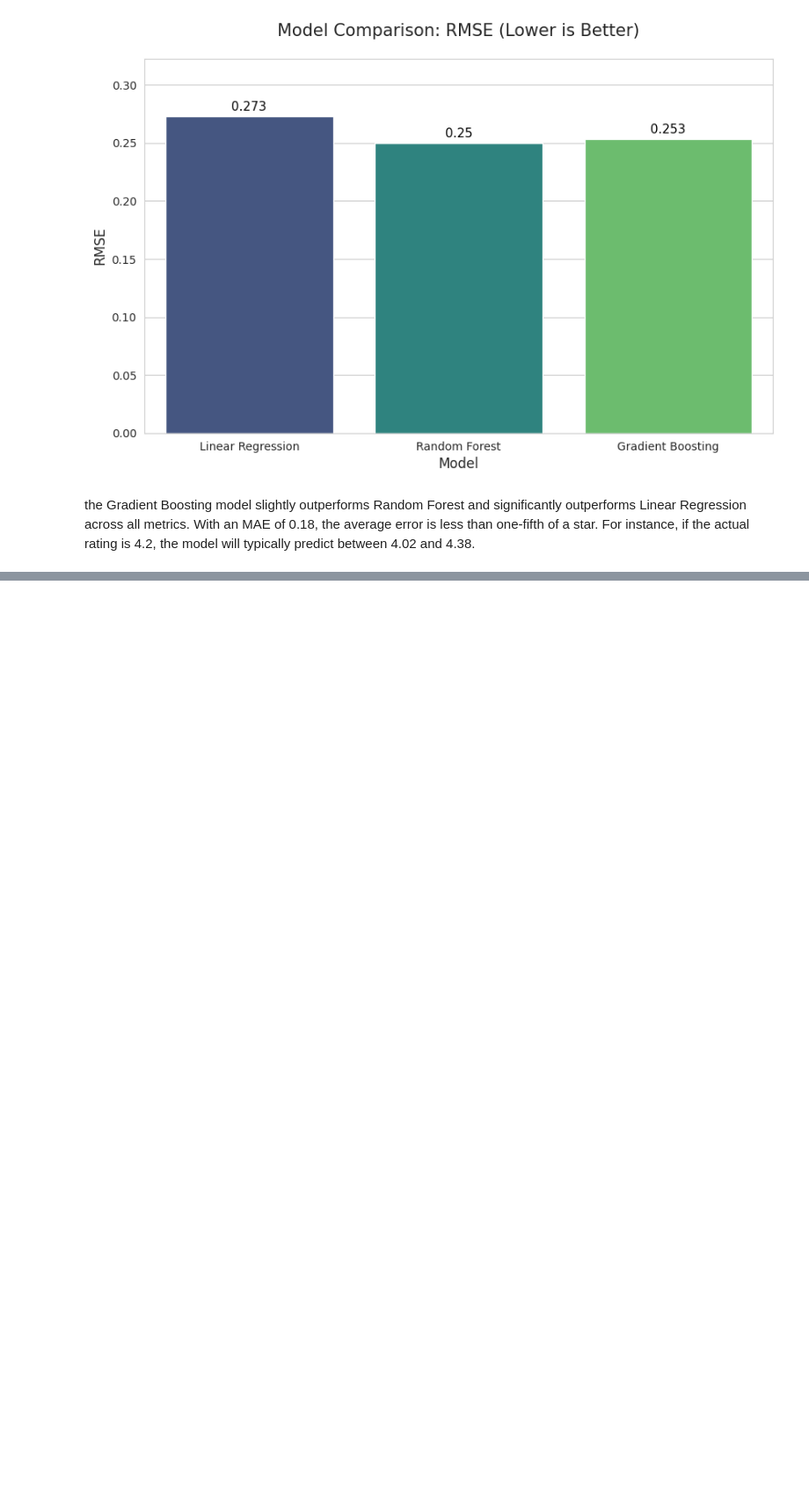
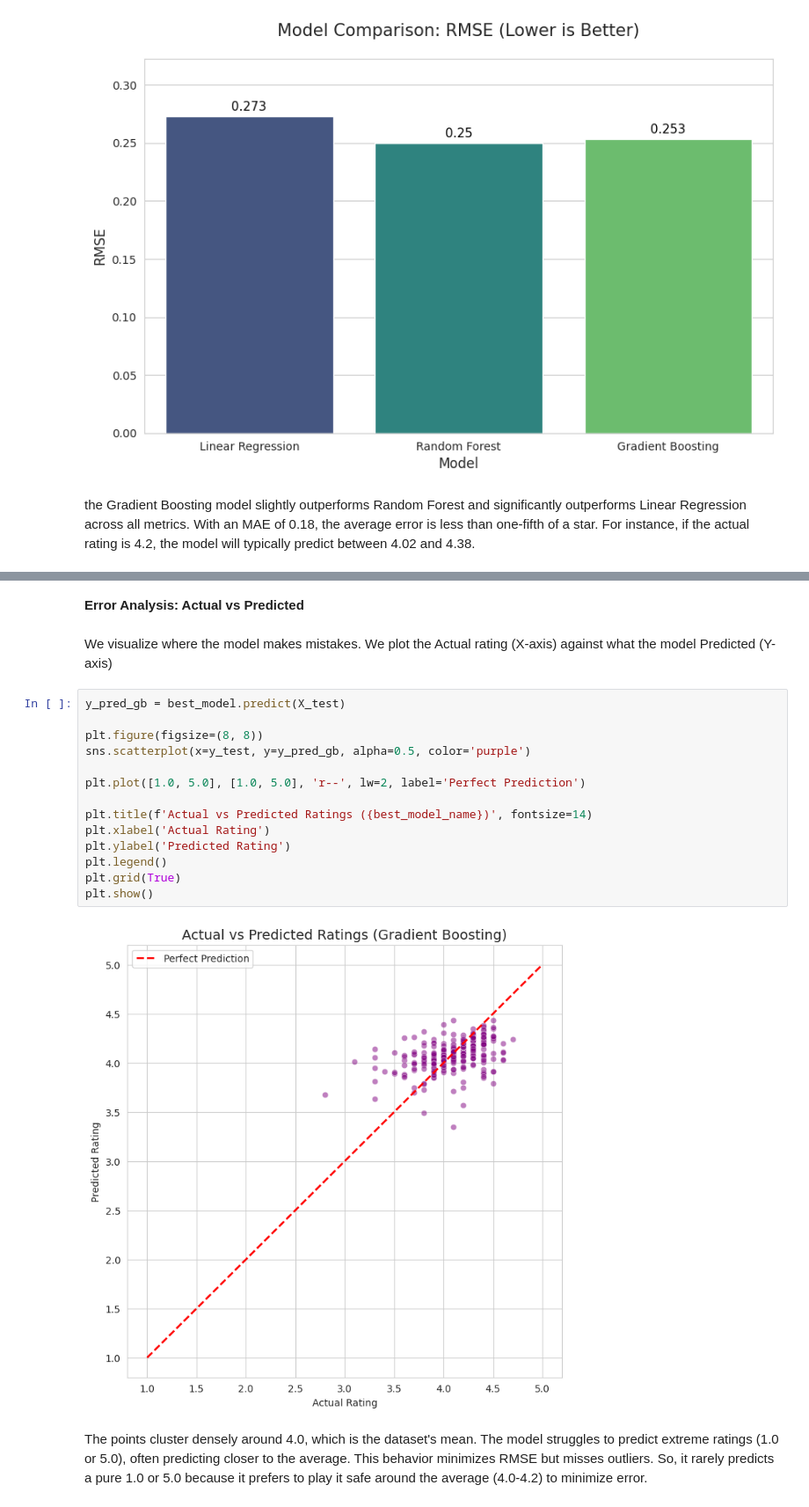
Before and after one commit to LeJ-04/amazon-products-rating-ml-project, a Jupyter notebook: ProjetML.ipynb, the cells around one changed output, grey strips where cells are left out. Shown: that part at 88% size. Cells and saved outputs as stored; diff of their text form; blank space fills up the shorter version.

```diff
--- a/ProjetML.ipynb
+++ b/ProjetML.ipynb
@@ -803,0 +831,23 @@ will typically predict between 4.02 and 4.38.
+# %% [markdown]
+**Error Analysis: Actual vs Predicted**
+# %% [markdown]
+We visualize where the model makes mistakes. We plot the Actual rating (X-axis) against what the model Predicted (Y-axis)
+# %%
+y_pred_gb = best_model.predict(X_test)
+
+plt.figure(figsize=(8, 8))
+sns.scatterplot(x=y_test, y=y_pred_gb, alpha=0.5, color='purple')
+
+plt.plot([1.0, 5.0], [1.0, 5.0], 'r--', lw=2, label='Perfect Prediction')
+
+plt.title(f'Actual vs Predicted Ratings ({best_model_name})', fontsize=14)
+plt.xlabel('Actual Rating')
+plt.ylabel('Predicted Rating')
+plt.legend()
+plt.grid(True)
+plt.show()
+# %% [output]
+[figure, added]
+# %% [markdown]
+The points cluster densely around 4.0, which is the dataset's mean.
+The model struggles to predict extreme ratings (1.0 or 5.0), often predicting closer to the average. This behavior minimizes RMSE but misses outliers. So, it rarely predicts a pure 1.0 or 5.0 because it prefers to play it safe around the average (4.0-4.2) to minimize error.
```
Also changed, not shown: parts of 9 cells of this notebook.
